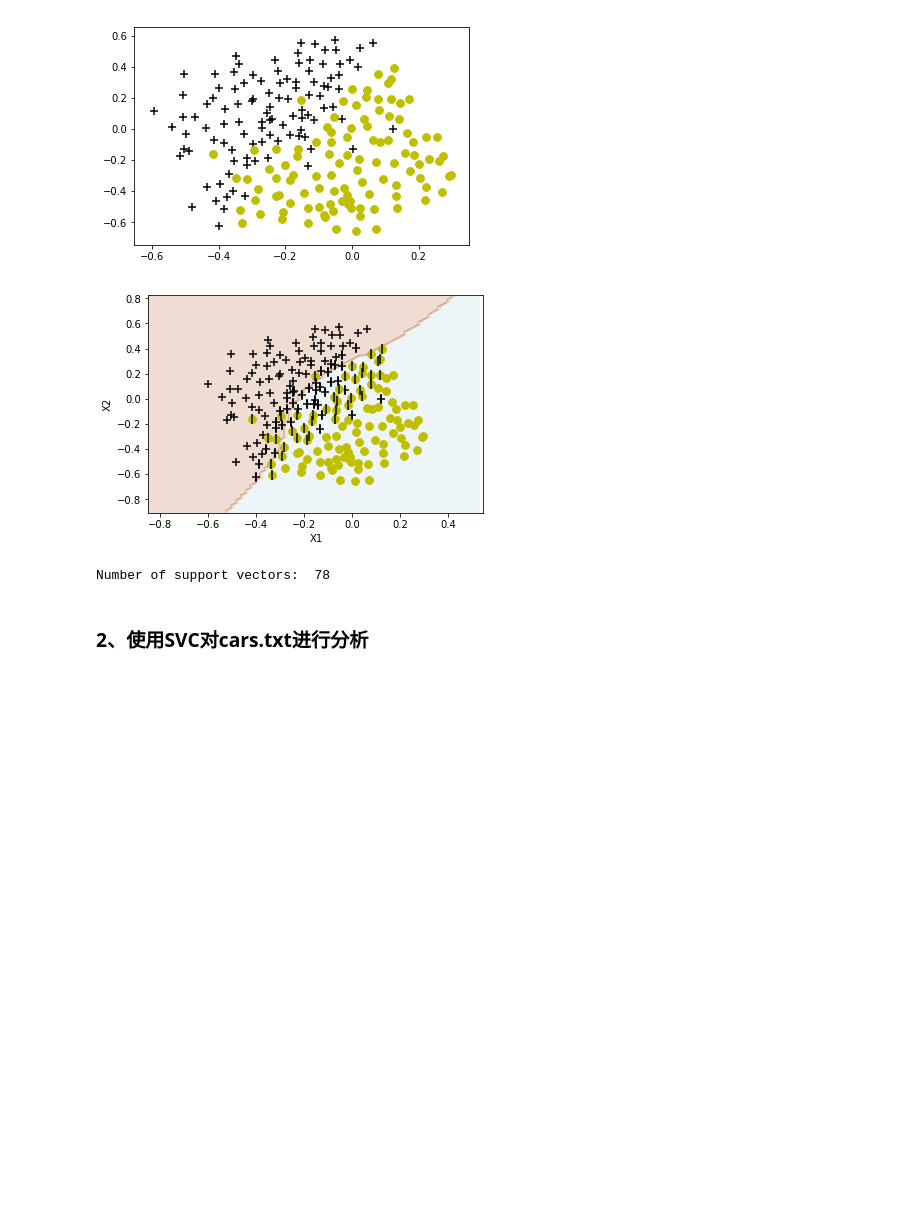
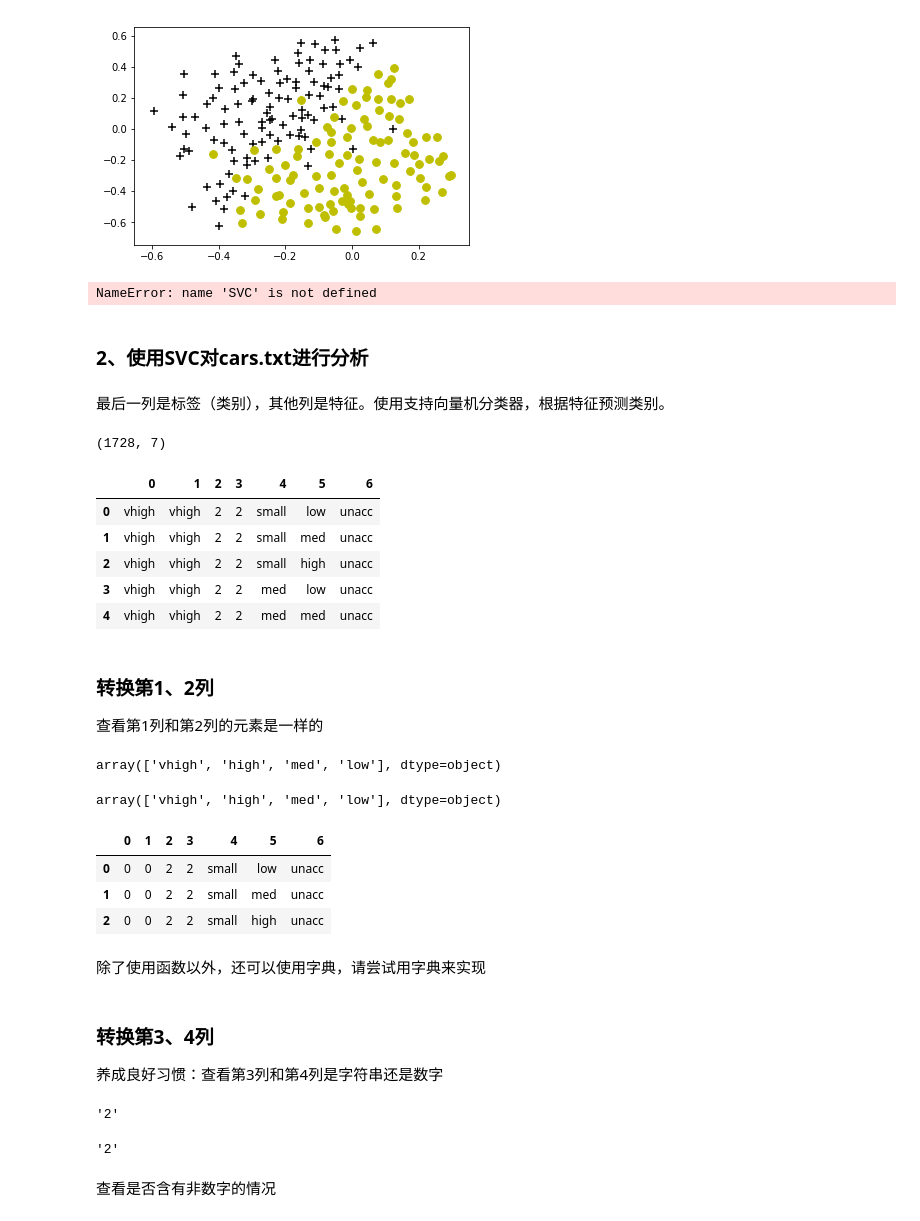
Before and after one commit to nanfengpo/SVM_python, a Jupyter notebook: get_started/SVM.ipynb, the cells around one changed output. Cells and saved outputs as stored; diff of their text form; code cells hidden in the pictures; blank space fills up the shorter version.

```diff
--- a/get_started/SVM.ipynb
+++ b/get_started/SVM.ipynb
@@ -309,11 +314,13 @@ plotData(X3, y3)
 # %% [output]
 [figure]
 # %%
-clf3 = SVC(C=1.0, kernel='poly', degree=3, gamma=10)
+# gamma:核函数参数。默认是’auto’，则会选择1/n_features
+clf3 = SVC(kernel='poly',gamma=10)
 clf3.fit(X3, y3.ravel())
 plot_svc(clf3, X3, y3)
 # %% [output]
-[figure, removed]
-Number of support vectors:  78
+NameError: name 'SVC' is not defined
 # %% [markdown]
 ### 2、使用SVC对cars.txt进行分析
+# %% [markdown]
+最后一列是标签（类别），其他列是特征。使用支持向量机分类器，根据特征预测类别。
@@ -319,0 +336,19 @@ Number of support vectors:  78
+# %%
+data = pd.read_csv('./data/cars.txt',header=None)
+display(data.shape,data.head())
+# %% [output]
+(1728, 7)
+|  | 0 | 1 | 2 | 3 | 4 | 5 | 6 |
+| 0 | vhigh | vhigh | 2 | 2 | small | low | unacc |
+| 1 | vhigh | vhigh | 2 | 2 | small | med | unacc |
+| 2 | vhigh | vhigh | 2 | 2 | small | high | unacc |
+| 3 | vhigh | vhigh | 2 | 2 | med | low | unacc |
+| 4 | vhigh | vhigh | 2 | 2 | med | med | unacc |
+# %% [markdown]
+### 转换第1、2列
+查看第1列和第2列的元素是一样的
+# %%
+display(data[0].unique(),data[1].unique())
+# %% [output]
+array(['vhigh', 'high', 'med', 'low'], dtype=object)
+array(['vhigh', 'high', 'med', 'low'], dtype=object)
@@ -319,0 +362,19 @@ Number of support vectors:  78
+# %%
+data.head(3)
+# %% [output]
+|  | 0 | 1 | 2 | 3 | 4 | 5 | 6 |
+| 0 | 0 | 0 | 2 | 2 | small | low | unacc |
+| 1 | 0 | 0 | 2 | 2 | small | med | unacc |
+| 2 | 0 | 0 | 2 | 2 | small | high | unacc |
+# %% [markdown]
+除了使用函数以外，还可以使用字典，请尝试用字典来实现
+# %% [markdown]
+### 转换第3、4列
+养成良好习惯：查看第3列和第4列是字符串还是数字
+# %%
+display(data[2][0],data[3][0])
+# %% [output]
+'2'
+'2'
+# %% [markdown]
+查看是否含有非数字的情况
```
Also changed, not shown: parts of 20 cells of this notebook.
